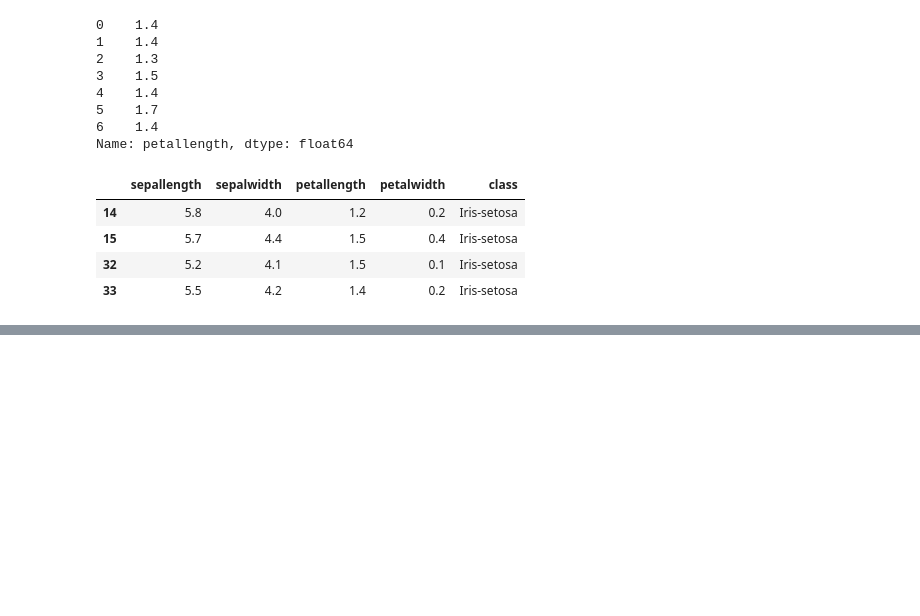
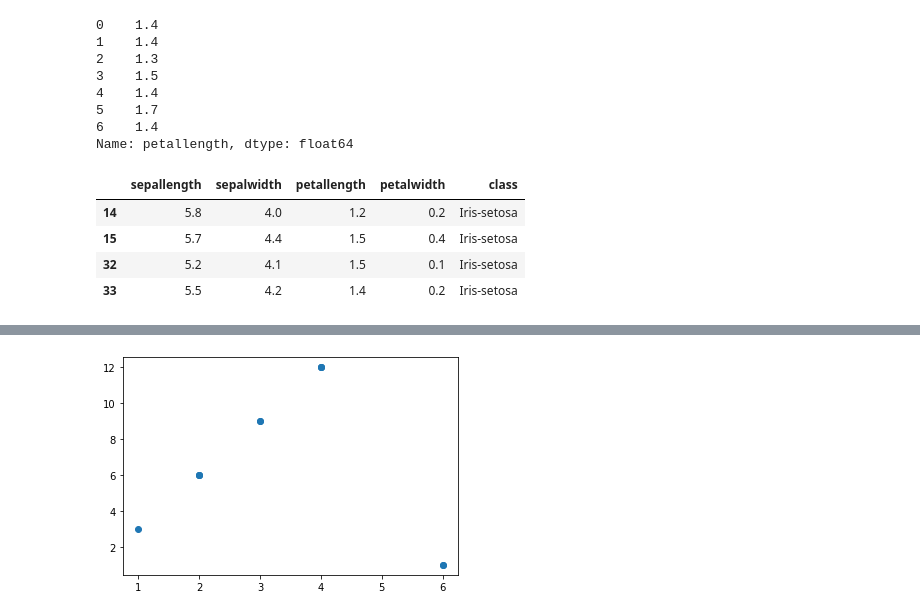
Before and after one commit to MohakChugh/Learning-Python, a Jupyter notebook: Self_Nodes_For_Learning.ipynb, the cells around one changed output, grey strips where cells are left out. Drawn from its saved outputs; the diff is of its cells as text; code cells hidden in the pictures; blank space fills up the shorter version.

```diff
--- a/Self_Nodes_For_Learning.ipynb
+++ b/Self_Nodes_For_Learning.ipynb
@@ -463,0 +497,12 @@ iris[(iris["sepalwidth"] > 3.9) & (iris["class"] == "Iris-setosa")]
+# %%
+x = [1,3,2,4,6,4,2,4,6,3,2]
+y = []
+
+for i in x:
+    y.append(i * 3 % 17)
+y
+
+plt.scatter(x, y)
+plt.show()
+# %% [output]
+[figure, added]
```
Also changed, not shown: parts of 11 cells of this notebook.
